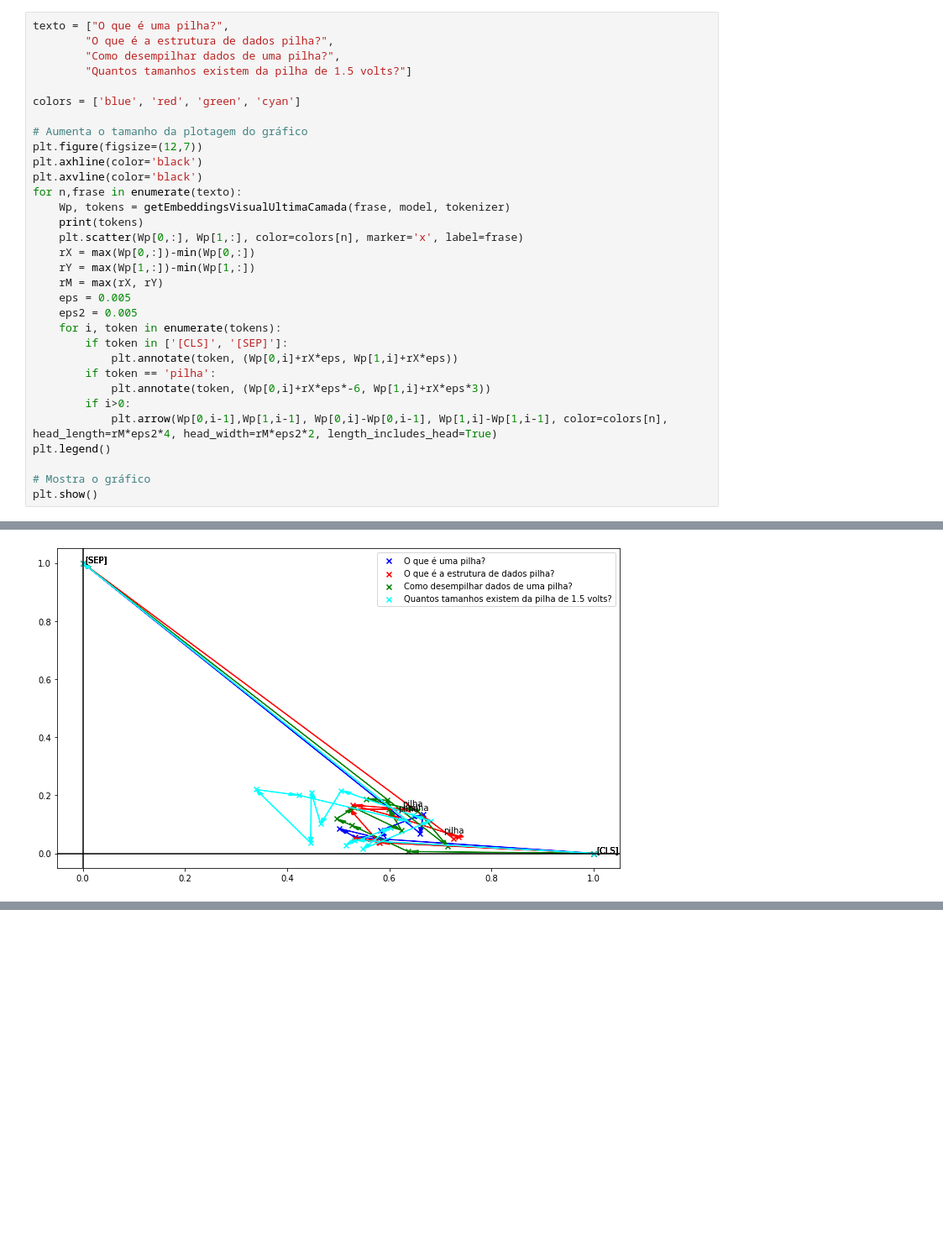
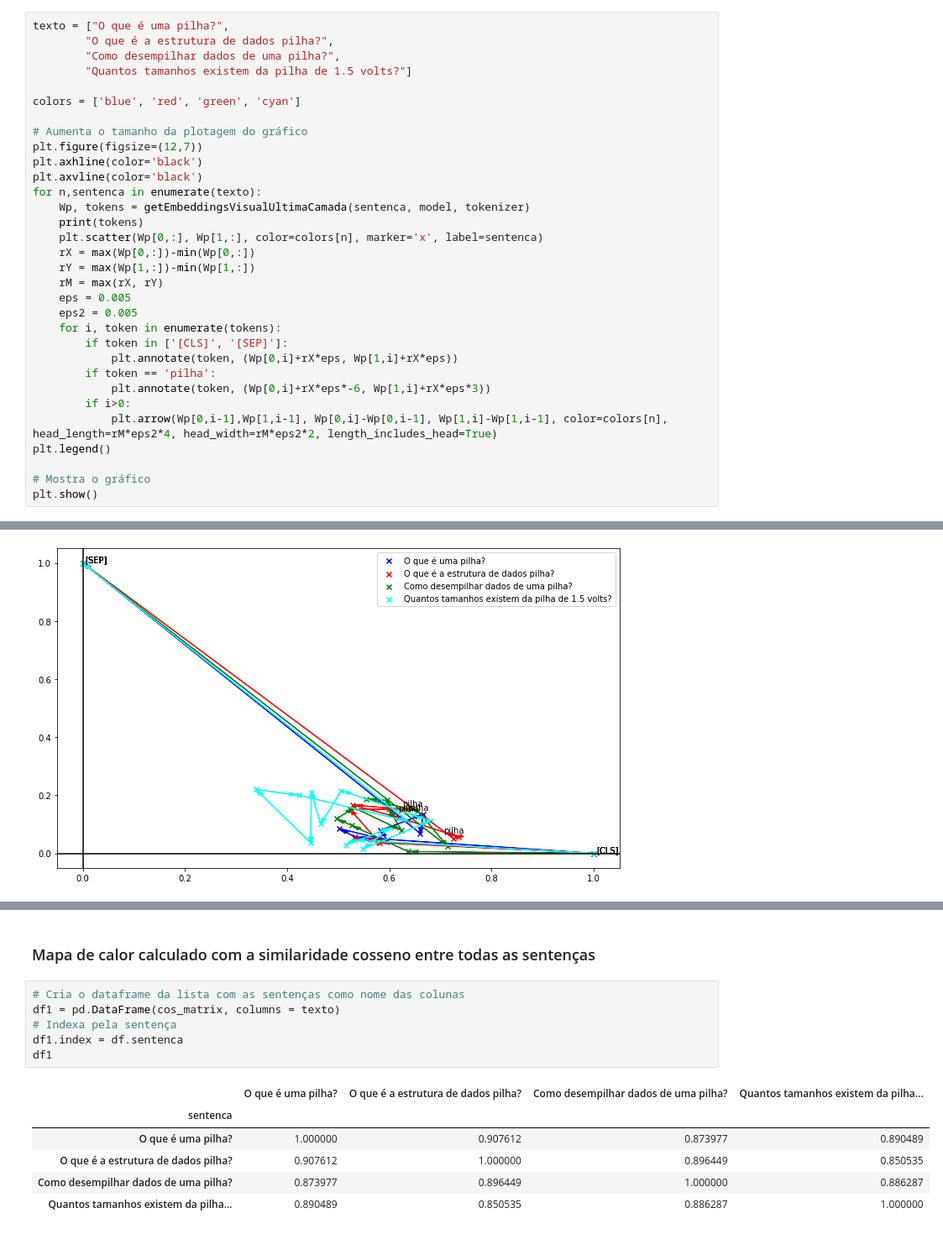
Before and after one commit to osmarbraz/exemplos_BERT, a Jupyter notebook: ExemplosWordEmbeddingContextualBERT_pt_br.ipynb, the cells around one changed output, grey strips where cells are left out. Shown at 84% size. Cells and saved outputs as stored; diff of their text form; blank space fills up the shorter version.

```diff
--- a/ExemplosWordEmbeddingContextualBERT_pt_br.ipynb
+++ b/ExemplosWordEmbeddingContextualBERT_pt_br.ipynb
@@ -2726,10 +2861,10 @@ colors = ['blue', 'red', 'green', 'cyan']
 plt.figure(figsize=(12,7))
 plt.axhline(color='black')
 plt.axvline(color='black')
-for n,frase in enumerate(texto):
-    Wp, tokens = getEmbeddingsVisualUltimaCamada(frase, model, tokenizer)
+for n,sentenca in enumerate(texto):
+    Wp, tokens = getEmbeddingsVisualUltimaCamada(sentenca, model, tokenizer)
     print(tokens)
-    plt.scatter(Wp[0,:], Wp[1,:], color=colors[n], marker='x', label=frase)
+    plt.scatter(Wp[0,:], Wp[1,:], color=colors[n], marker='x', label=sentenca)
     rX = max(Wp[0,:])-min(Wp[0,:])
     rY = max(Wp[1,:])-min(Wp[1,:])
     rM = max(rX, rY)
@@ -2754,0 +2941,15 @@ plt.show()
+# %% [markdown]
+### Mapa de calor calculado com a similaridade cosseno entre todas as sentenças
+# %%
+# Cria o dataframe da lista com as sentenças como nome das colunas
+df1 = pd.DataFrame(cos_matrix, columns = texto)
+# Indexa pela sentença
+df1.index = df.sentenca
+df1
+# %% [output]
+|  | O que é uma pilha? | O que é a estrutura de dados pilha? | Como desempilhar dados de uma pilha? | Quantos tamanhos existem da pilha... |
+| sentenca |  |  |  |  |
+| O que é uma pilha? | 1.000000 | 0.907612 | 0.873977 | 0.890489 |
+| O que é a estrutura de dados pilha? | 0.907612 | 1.000000 | 0.896449 | 0.850535 |
+| Como desempilhar dados de uma pilha? | 0.873977 | 0.896449 | 1.000000 | 0.886287 |
+| Quantos tamanhos existem da pilha... | 0.890489 | 0.850535 | 0.886287 | 1.000000 |
```
Also changed, not shown: parts of 71 cells of this notebook.
